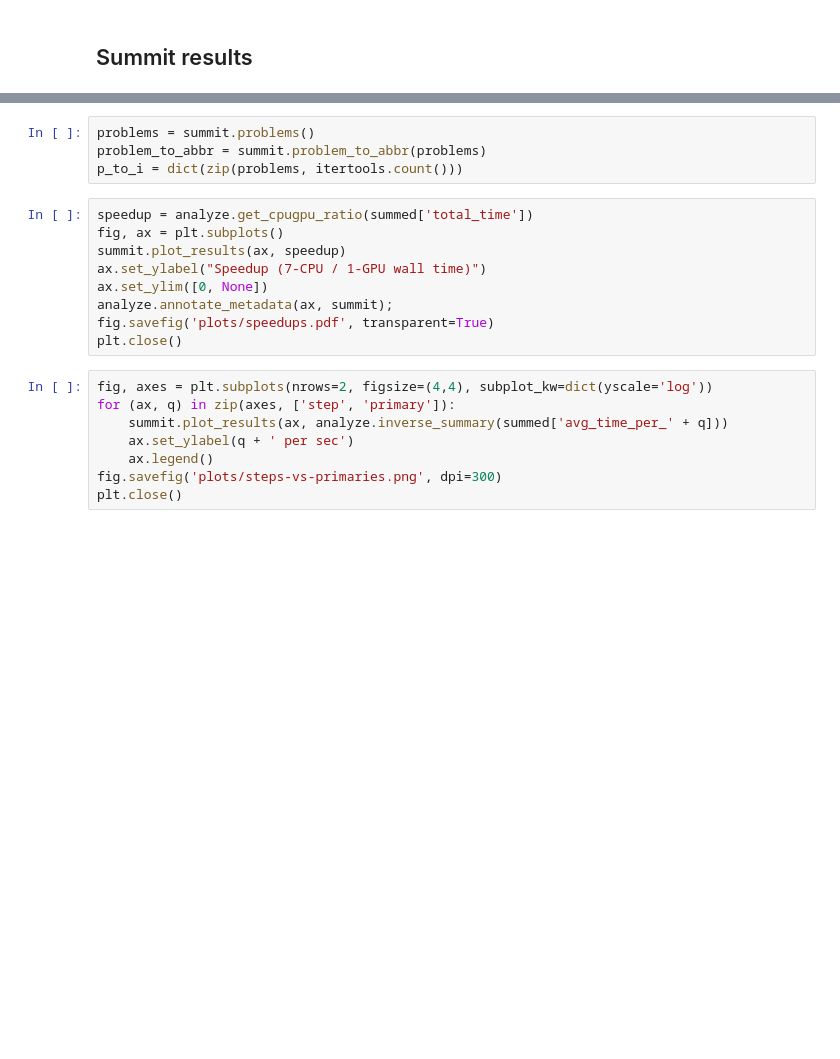
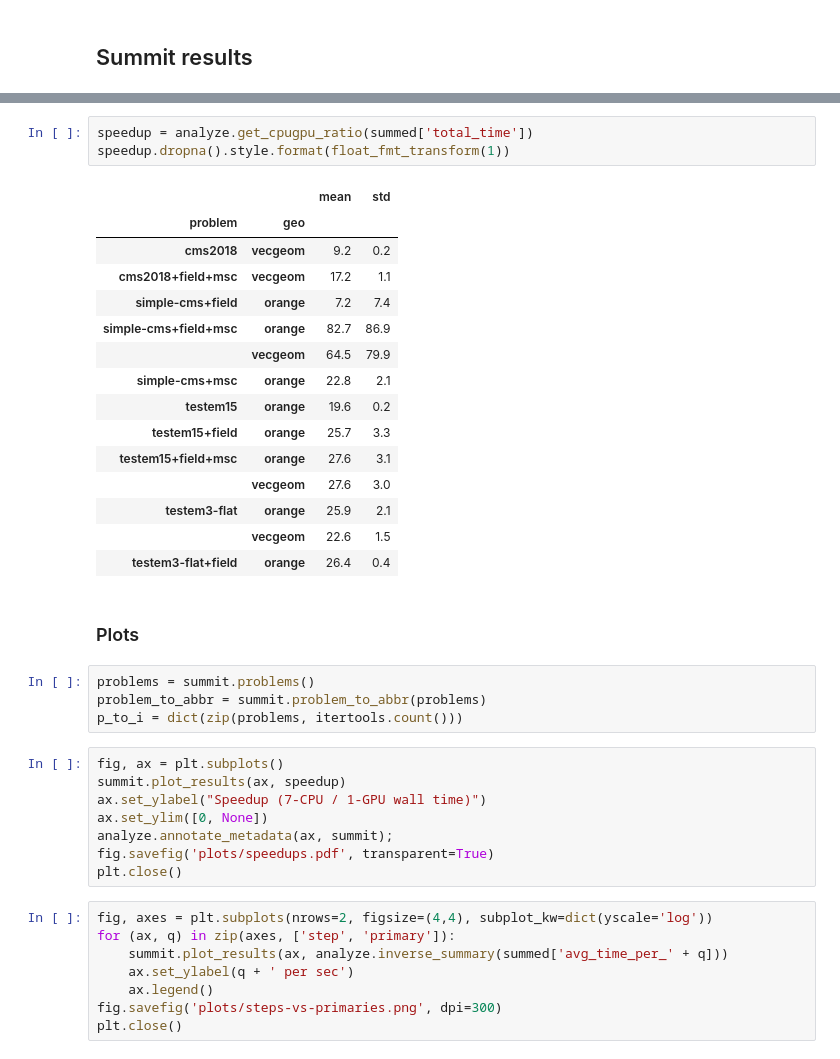
Before and after one commit to celeritas-project/regression, a Jupyter notebook: analysis.ipynb, the cells around one changed output, grey strips where cells are left out. Cells and saved outputs as stored; diff of their text form; blank space fills up the shorter version.

```diff
--- a/analysis.ipynb
+++ b/analysis.ipynb
@@ -141,9 +135,29 @@ unconv[unconv > 0].unstack('arch')
+# %%
+speedup = analyze.get_cpugpu_ratio(summed['total_time'])
+speedup.dropna().style.format(float_fmt_transform(1))
+# %% [output]
+|  |  | mean | std |
+| problem | geo |  |  |
+| cms2018 | vecgeom | 9.2 | 0.2 |
+| cms2018+field+msc | vecgeom | 17.2 | 1.1 |
+| simple-cms+field | orange | 7.2 | 7.4 |
+| simple-cms+field+msc | orange | 82.7 | 86.9 |
+|  | vecgeom | 64.5 | 79.9 |
+| simple-cms+msc | orange | 22.8 | 2.1 |
+| testem15 | orange | 19.6 | 0.2 |
+| testem15+field | orange | 25.7 | 3.3 |
+| testem15+field+msc | orange | 27.6 | 3.1 |
+|  | vecgeom | 27.6 | 3.0 |
+| testem3-flat | orange | 25.9 | 2.1 |
+|  | vecgeom | 22.6 | 1.5 |
+| testem3-flat+field | orange | 26.4 | 0.4 |
+# %% [markdown]
+### Plots
 # %%
 problems = summit.problems()
 problem_to_abbr = summit.problem_to_abbr(problems)
 p_to_i = dict(zip(problems, itertools.count()))
 # %%
-speedup = analyze.get_cpugpu_ratio(summed['total_time'])
 fig, ax = plt.subplots()
 summit.plot_results(ax, speedup)
 ax.set_ylabel("Speedup (7-CPU / 1-GPU wall time)")
```
Also changed, not shown: parts of 38 cells of this notebook, 11 other files.
